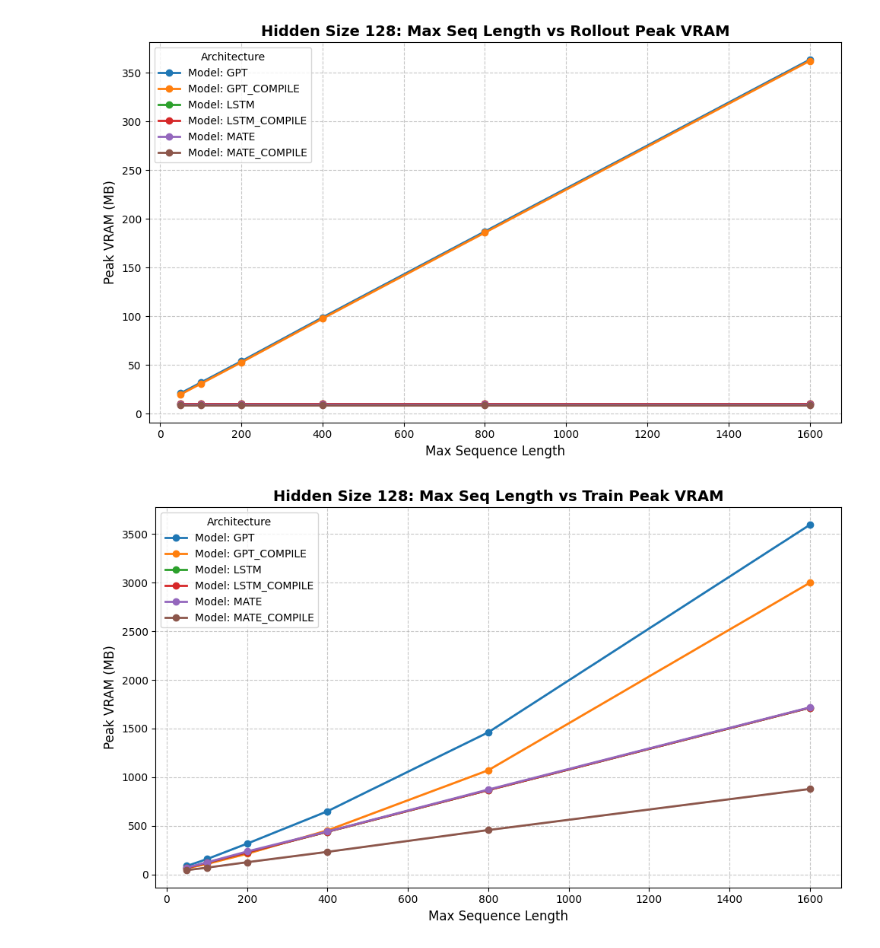
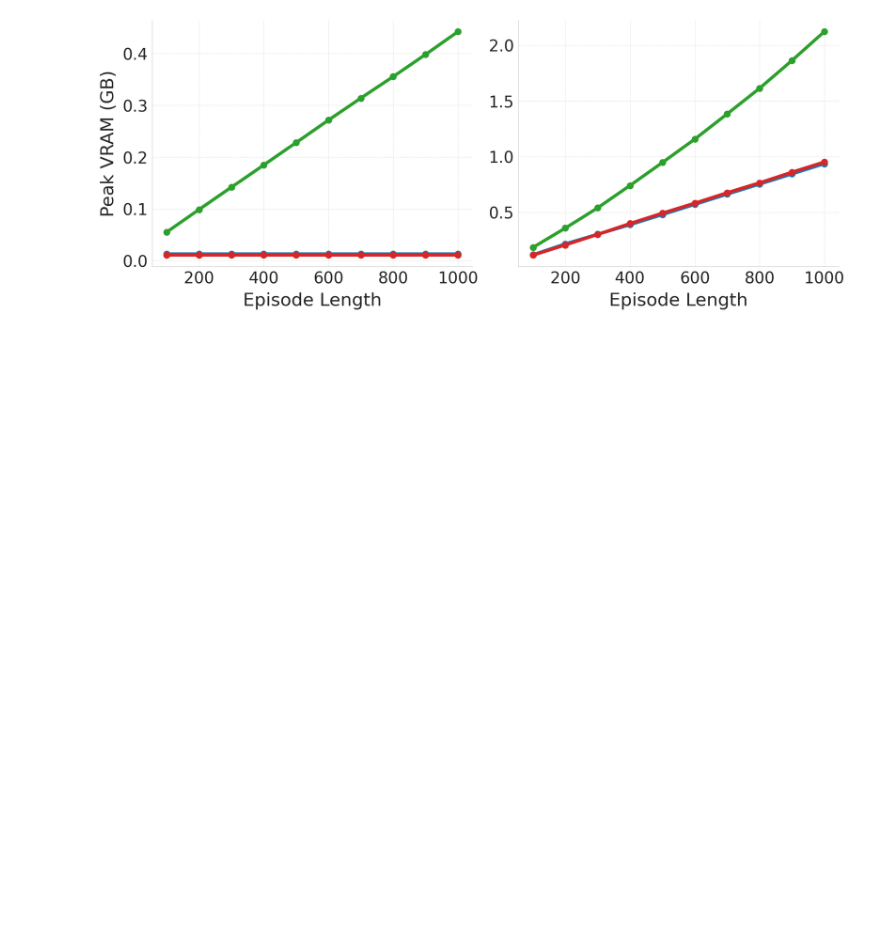
Before and after one commit to himchan00/Memory-RL, a Jupyter notebook: check_time_vis.ipynb, the cells around one changed output. Saved outputs shown, nothing was run; the diff lists cells and outputs as text; code cells hidden in the pictures; blank space fills up the shorter version.

```diff
--- a/check_time_vis.ipynb
+++ b/check_time_vis.ipynb
@@ -125,9 +150,5 @@ plot_benchmark(hidden_size=256, mode="train", metric="time")
 # %%
-# Plot Peak VRAM during Inference comparing models at hidden_size=256
-plot_benchmark(hidden_size=256, mode="rollout", metric="vram")
-
-# Plot Peak VRAM during Backprop comparing models at hidden_size=256
-plot_benchmark(hidden_size=256, mode="train", metric="vram")
+# Compare models at hidden_size=256 left subplot: rollout peak vram, right subplot: update peak vram
+plot_benchmark(hidden_size=256, metric="vram")
 # %% [output]
-[figure, old version]
+[figure, new version]
-[figure, removed]
```
Also changed, not shown: parts of 3 cells of this notebook, 3 other files.
